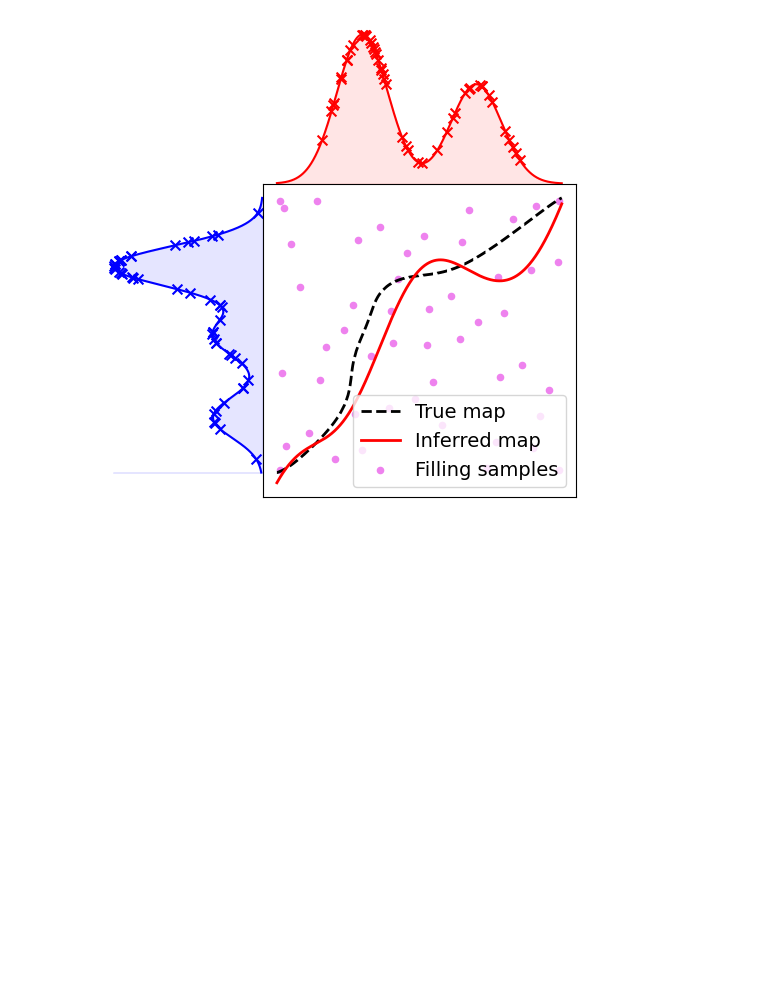
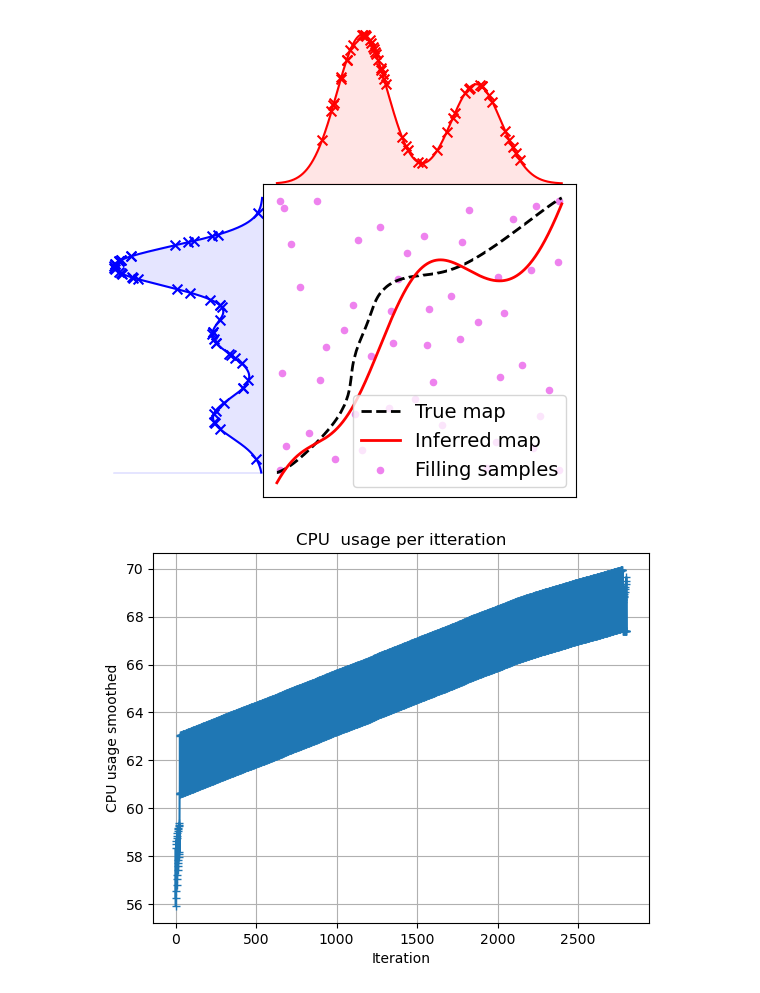
Before and after one commit to ilyeshammouda/Optimal-Transport-Project-3A-ENSAE, a Jupyter notebook: python_numpy_implemention.ipynb, the cells around one changed output. Cells and saved outputs as stored; diff of their text form; code cells hidden in the pictures; blank space fills up the shorter version.

Commit message:
Ressouce usage

```diff
--- a/python_numpy_implemention.ipynb
+++ b/python_numpy_implemention.ipynb
@@ -137,7 +138,7 @@ def SSN_main(r_gamma, r_X, gamma, X, mu, Q, Phi, reg1, reg2):
     return d_gamma, d_X
 # %%
 def SSN(data, alph_1, alph_2, beta_0, beta_1, beta_2, theta_upper,
-        theta_lower, reg1, reg2, EG_rate, nIter, verbose):
+        theta_lower, reg1, reg2, EG_rate, nIter, verbose,usage=False):
 
     """
     Solve the conic optimization model using a semi-smooth Newton method.
@@ -183,7 +184,9 @@ def SSN(data, alph_1, alph_2, beta_0, beta_1, beta_2, theta_upper,
         print('iter |  cost  |  residue  |  time')
 
     tstart = time()
-
+    start_usage = resource.getrusage(resource.RUSAGE_SELF)
+    usage_lst=[(0,0)]
+    details=[]
     # Main loop
     for iter in range(1, nIter + 1):
 
@@ -240,10 +243,22 @@ def SSN(data, alph_1, alph_2, beta_0, beta_1, beta_2, theta_upper,
             if verbose:
                 print(f'{iter:5}|{c:3.2e}|{mu:3.2e}|{t:3.2e}')
 
+        if usage:
+            print(f'{iter:5}|{cpu_time:3.2e}')
+
+
         c = kernel_cost(gamma, data, reg2)
         t = time() - tstart
-
-    return gamma, c, t, res_time, res_norm
+        if iter==1:
+            current_usage = resource.getrusage(resource.RUSAGE_SELF)
+            details.append((iter,current_usage))
+            cpu_time = current_usage.ru_utime -start_usage.ru_utime
+        else:
+            current_usage = resource.getrusage(resource.RUSAGE_SELF)
+            details.append((iter,current_usage))
+            cpu_time = current_usage.ru_utime - usage_lst[-1][1]
+        usage_lst.append((iter,cpu_time))
+    return gamma, c, t, res_time, res_norm,usage_lst,details
 # %% [markdown]
 # Experiments
 # %% [markdown]
@@ -393,7 +408,7 @@ M_ot = ((x[:, None] - x)**2) / 2
 P, log = ot.emd(mu / mu.sum(), nu / nu.sum(), M_ot, log = True)
 sampled_ot = (P * M_ot).sum()
 # %%
-gamma, c, t, res_time, res_norm = SSN(data, alph_1=1e-6, alph_2=1, beta_0=0.5, beta_1=2,
+gamma, c, t, res_time, res_norm,cpu_time,details = SSN(data, alph_1=1e-6, alph_2=1, beta_0=0.5, beta_1=2,
                                       beta_2=5, theta_upper=15, theta_lower=1e-16, reg1=lbda_1,
                                       reg2=lbda_2, EG_rate=0.00029, nIter=2800, verbose=False)
 # %%
@@ -401,3 +416,15 @@ plot_distributions(P, mu, nu, transport_1D, gamma, X, X_fill, lbda_2, kernel, l,
 # %% [output]
 <Figure size 640x480 with 0 Axes>
 [figure]
+# %%
+# Before plotting we smooth the observations
+cpu_time_smoothed=moving_average(cpu_time,50)
+# Ploting
+plt.plot(*zip(*cpu_time_smoothed), marker='+', linestyle='-')
+plt.title('CPU  usage per itteration')
+plt.xlabel('Iteration')
+plt.ylabel('CPU usage smoothed')
+plt.grid(True)
+plt.show()
+# %% [output]
+[figure, added]
```
Also changed, not shown: parts of 2 cells of this notebook, 1 other file.
